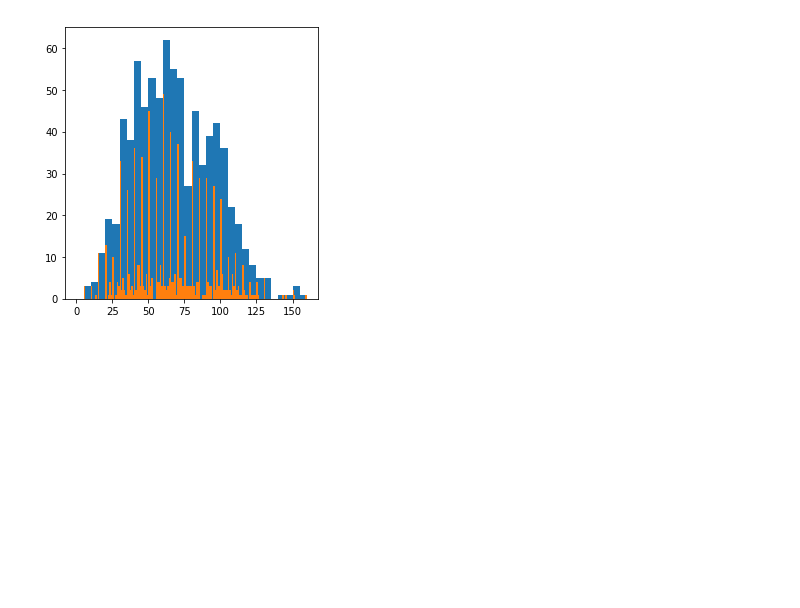
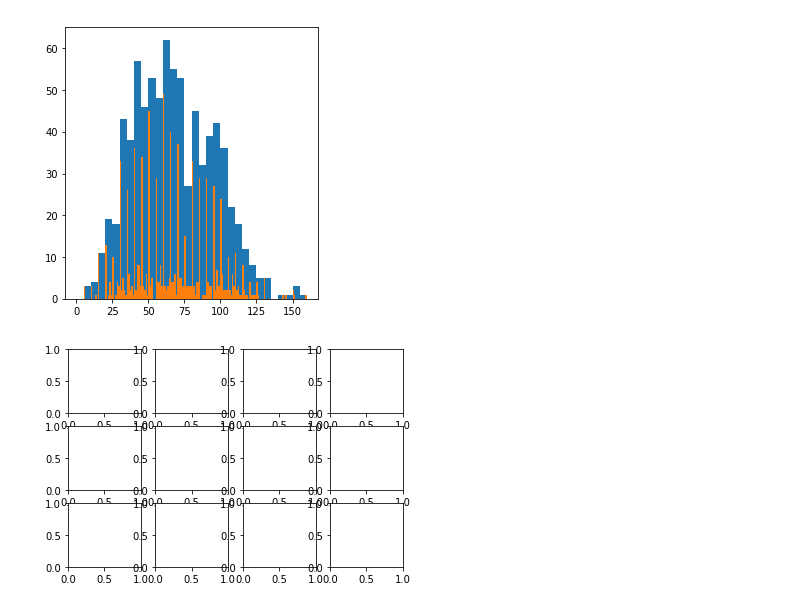
Before and after one commit to gong-mengyan/Udacity-Data-Analyst-Nanodegree, a Jupyter notebook: Project_5_Data visualization/Data visualization.ipynb, the cells around one changed output. Saved outputs shown, nothing was run; the diff lists cells and outputs as text; code cells hidden in the pictures; blank space fills up the shorter version.

```diff
--- a/Project_5_Data visualization/Data visualization.ipynb
+++ b/Project_5_Data visualization/Data visualization.ipynb
@@ -132,3 +132,7 @@ bins = np.arange(0, pokemon['speed'].max()+1, 1)
 plt.hist(data = pokemon, x = 'speed', bins = bins);
 # %% [output]
 [figure]
+# %%
+plt.subplots(3, 4);
+# %% [output]
+[figure, added]
```
Also changed, not shown: parts of 9 cells of this notebook, 1 other file.
